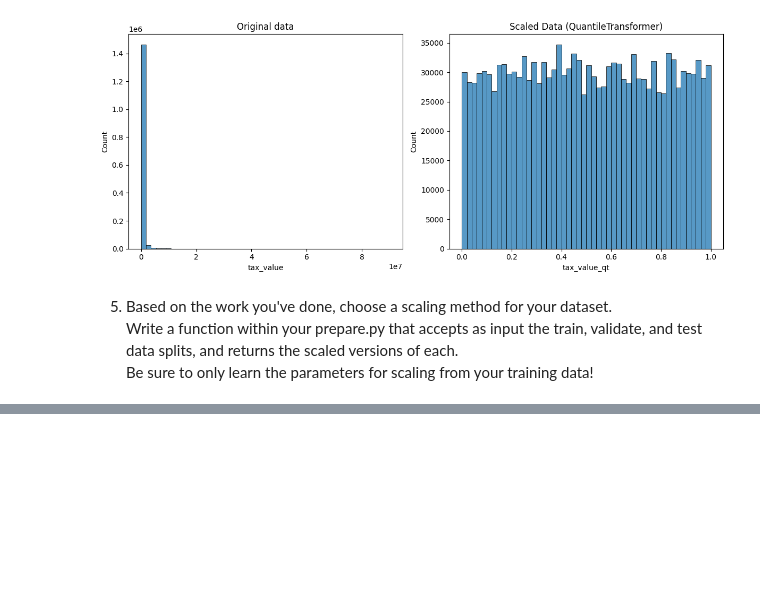
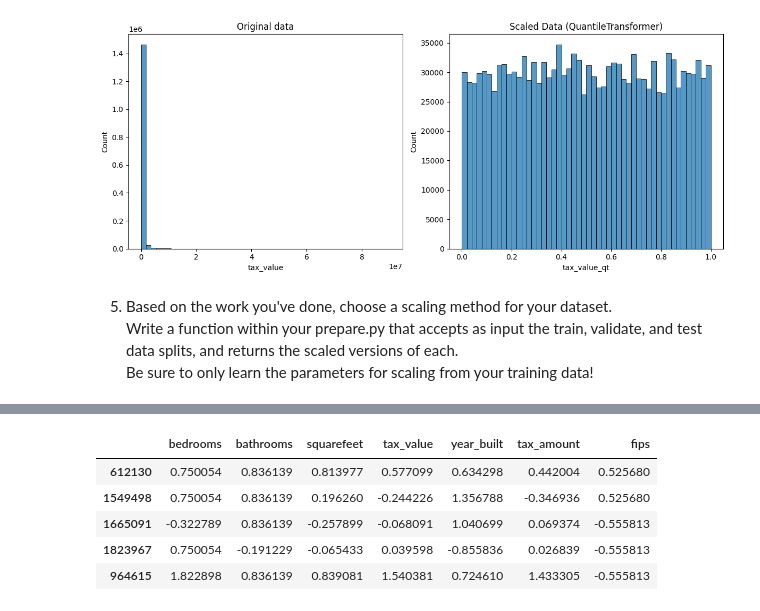
Before and after one commit to TheodoreQuansah/regression-exercises, a Jupyter notebook: scaling.ipynb, the cells around one changed output, grey strips where cells are left out. Cells and saved outputs as stored; diff of their text form; code cells hidden in the pictures; blank space fills up the shorter version.

```diff
--- a/scaling.ipynb
+++ b/scaling.ipynb
@@ -201,0 +225,9 @@ test.head()
+# %%
+test_scaled.head()
+# %% [output]
+|  | bedrooms | bathrooms | squarefeet | tax_value | year_built | tax_amount | fips |
+| 612130 | 0.750054 | 0.836139 | 0.813977 | 0.577099 | 0.634298 | 0.442004 | 0.525680 |
+| 1549498 | 0.750054 | 0.836139 | 0.196260 | -0.244226 | 1.356788 | -0.346936 | 0.525680 |
+| 1665091 | -0.322789 | 0.836139 | -0.257899 | -0.068091 | 1.040699 | 0.069374 | -0.555813 |
+| 1823967 | 0.750054 | -0.191229 | -0.065433 | 0.039598 | -0.855836 | 0.026839 | -0.555813 |
+| 964615 | 1.822898 | 0.836139 | 0.839081 | 1.540381 | 0.724610 | 1.433305 | -0.555813 |
```
Also changed, not shown: parts of 9 cells of this notebook, 1 other file.
